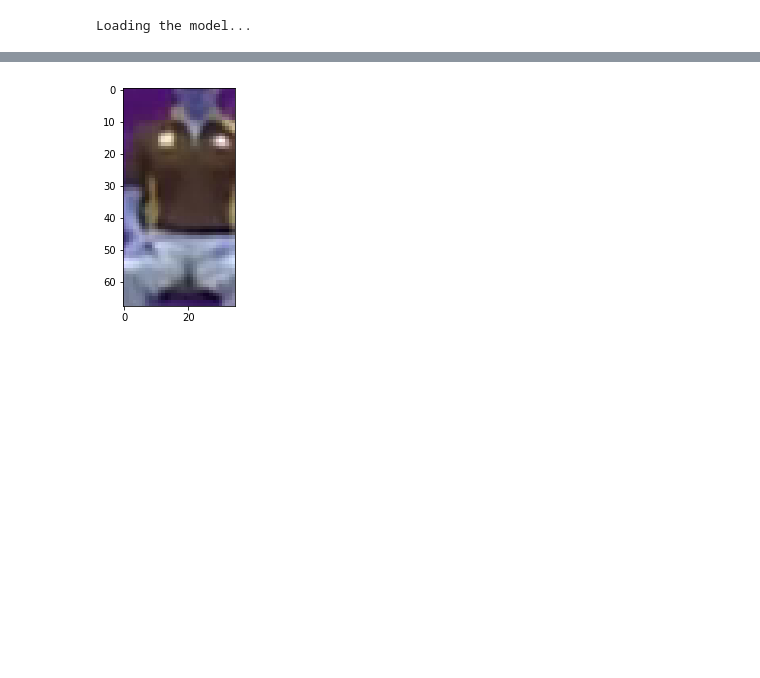
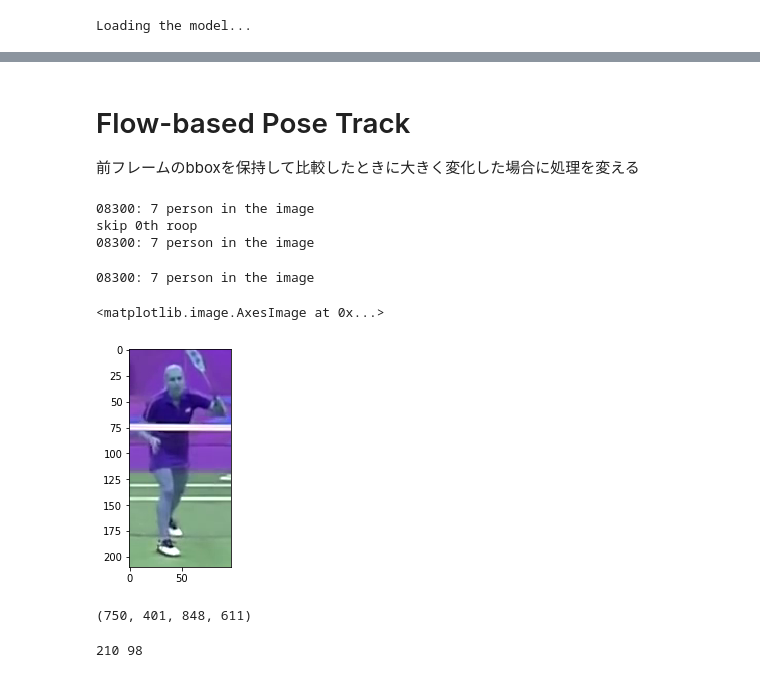
Before and after one commit to dychi/Chainer_Realtime_Multi-Person_Pose_Estimation, a Jupyter notebook: crop_person.ipynb, the cells around one changed output, grey strips where cells are left out. Cells and saved outputs as stored; diff of their text form; code cells hidden in the pictures; blank space fills up the shorter version.

Commit message:
adapt to bbox problem

```diff
--- a/crop_person.ipynb
+++ b/crop_person.ipynb
@@ -191,13 +130,64 @@ NameError: name 'poses' is not defined
-# %%
-# each person detected
-for i, person_pose in enumerate(person_pose_array):
-    unit_length = pose_detector.get_unit_length(person_pose)
-    # detect person
-    cropped_person_img, bbox = pose_detector.crop_person(img, person_pose, unit_length)
-    if cropped_person_img is not None:
-         #cv2.rectangle(res_img, (bbox[0], bbox[1]), (bbox[2], bbox[3]), (255, 255, 255), 1)
-            crop_img = img[bbox[1]:bbox[3], bbox[0]:bbox[2]] #bbox=(x_lefttop,y)
-            plt.imshow(crop_img)
-            cv2.imwrite('./data/crop_{0:02d}.png'.format(i), crop_img)
-# %% [output]
-[figure, removed]
+# %% [markdown]
+# Flow-based Pose Track
+前フレームのbboxを保持して比較したときに大きく変化した場合に処理を変える
+# %%
+def get_bbox_area(bbox):
+    width = abs(bbox[0] - bbox[2])
+    hight = abs(bbox[1] - bbox[3])
+    area = width * hight
+    return area
+# %%
+# for文でループを回す、一つ前のフレームは保持する
+previous_bbox = []
+for i in range(2):
+    img = cv2.imread('./data/youtube_baun/img_0830{}.png'.format(i))
+    play_region_img, mask = select_region(img)
+    multi_person_poses, scores = pose_detector(play_region_img)
+    print('img_0830{}: {} person in the image'.format(i, len(multi_person_poses)))
+    pose_num = 0
+    unit, limb_length = get_unit_length(multi_person_poses[pose_num])
+    cropped_img, bbox = crop_person(img, multi_person_poses[pose_num], unit)
+
+    # 最初のループは飛ばす
+    if i == 0:
+        print('skip {}th roop'.format(i))
+        previous_bbox = list(bbox)
+        cv2.imwrite('./data/cropped_images/cropimg_0830{}_pose{}.png'.format(i, pose_num), cropped_img)
+        continue
+
+    # 前フレームのbboxと比較して大きすぎたら前フレームのbboxを変化させるだけにする
+    previous_bbox_area = get_bbox_area(previous_bbox)
+    current_bbox_area = get_bbox_area(bbox)
+    if (current_bbox_area > previous_bbox_area*2):
+        cropped_img = pose_detecter.crop_image(img, previous_bbox)
+
+    cv2.imwrite('./data/cropped_images/cropimg_0830{}_pose{}.png'.format(i, pose_num), cropped_img)
+# %% [output]
+08300: 7 person in the image
+skip 0th roop
+08300: 7 person in the image
+# %%
+print('0830{}: {} person in the image'.format(0, len(multi_person_poses)))
+unit, limb_length = get_unit_length(poses[0])
+cropped_img, bbox = crop_person(img, poses[1], unit)
+# %% [output]
+08300: 7 person in the image
+# %%
+plt.imshow(cropped_img)
+# %% [output]
+<matplotlib.image.AxesImage at 0x...>
+[figure, added]
+# %%
+left_top_width = bbox[0]
+left_top_hight = bbox[1]
+right_bottom_width = bbox[2]
+right_bottom_hight = bbox[3]
+bbox
+# %% [output]
+(750, 401, 848, 611)
+# %%
+hight = abs(right_bottom_hight - left_top_hight)
+width = abs(right_bottom_width - left_top_width)
+print(hight, width)
+# %% [output]
+210 98
```
Also changed, not shown: parts of 16 cells of this notebook.
